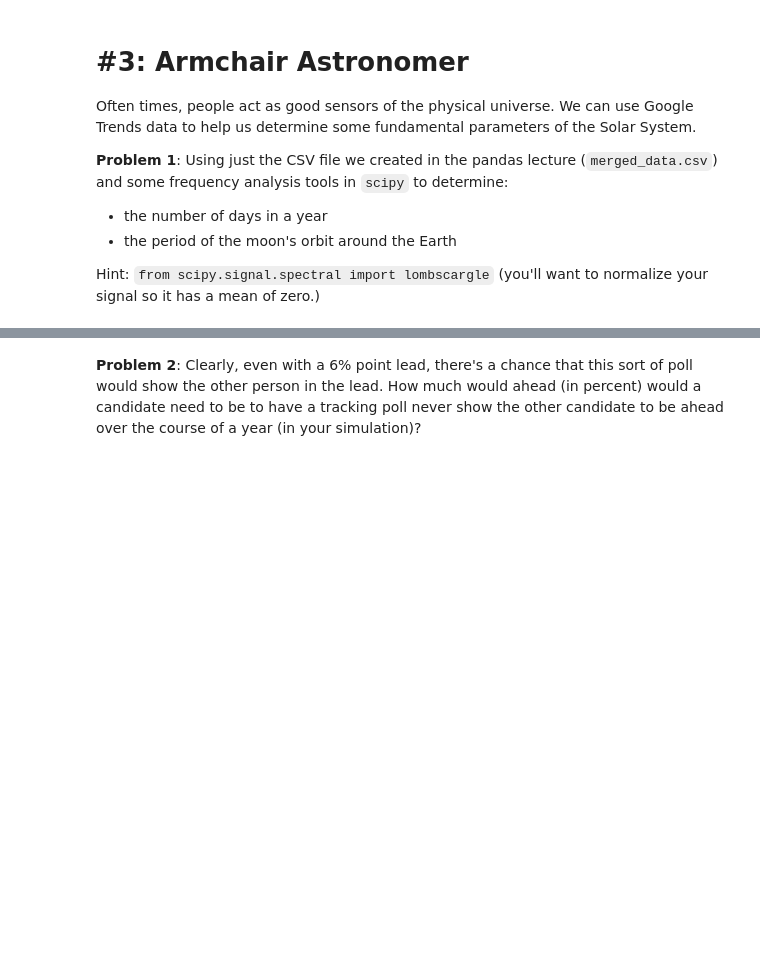
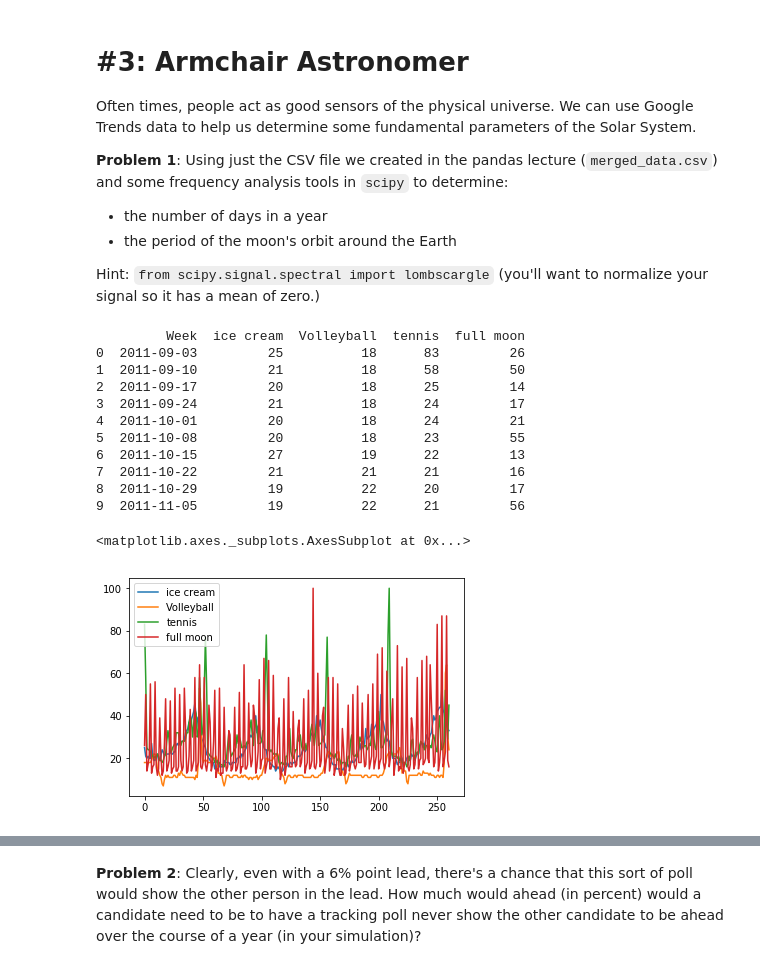
Before and after one commit to micbru/a250-hw, a Jupyter notebook: hw_1/hw_1_assignment.ipynb, the cells around one changed output, grey strips where cells are left out. Saved outputs shown, nothing was run; the diff lists cells and outputs as text; code cells hidden in the pictures; blank space fills up the shorter version.

```diff
--- a/hw_1/hw_1_assignment.ipynb
+++ b/hw_1/hw_1_assignment.ipynb
@@ -433,0 +437,21 @@ from scipy.signal.spectral import lombscargle
+# %%
+# Read in file:
+freq_data = pd.read_csv('./data/merged_data.csv')
+# %%
+# Print, just to test pandas:
+print(freq_data.head(10))
+freq_data.plot()
+# %% [output]
+         Week  ice cream  Volleyball  tennis  full moon
+0  2011-09-03         25          18      83         26
+1  2011-09-10         21          18      58         50
+2  2011-09-17         20          18      25         14
+3  2011-09-24         21          18      24         17
+4  2011-10-01         20          18      24         21
+5  2011-10-08         20          18      23         55
+6  2011-10-15         27          19      22         13
+7  2011-10-22         21          21      21         16
+8  2011-10-29         19          22      20         17
+9  2011-11-05         19          22      21         56
+<matplotlib.axes._subplots.AxesSubplot at 0x...>
+[figure, added]
```
Also changed, not shown: parts of 7 cells of this notebook, 1 other file.
